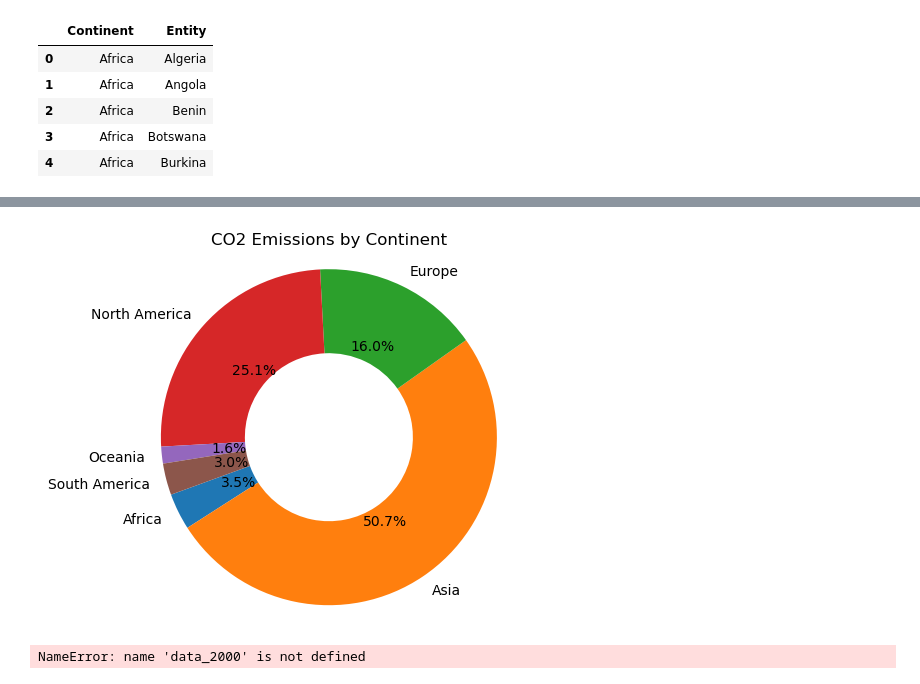
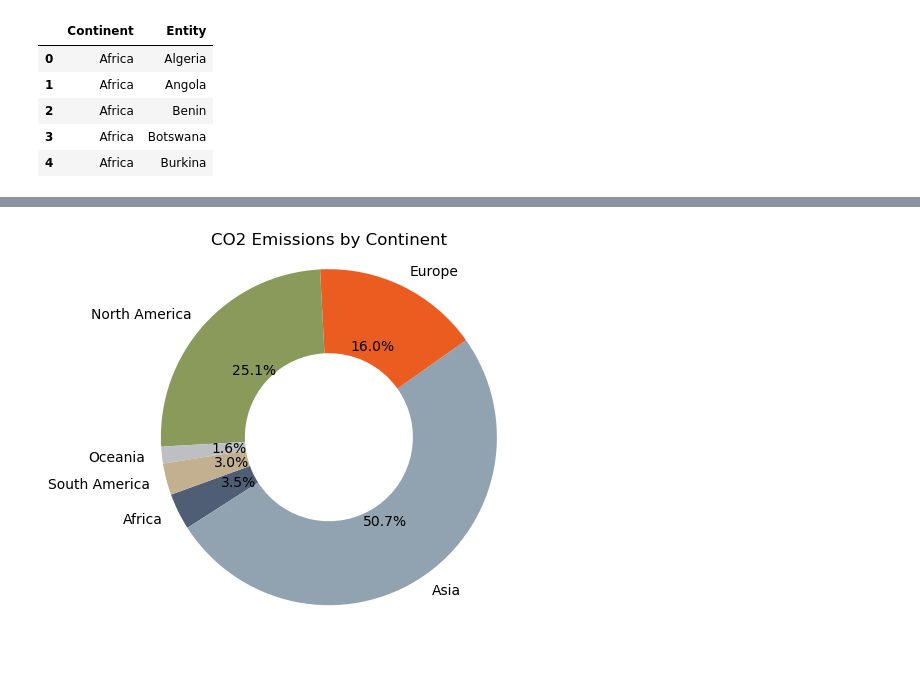
Before and after one commit to jwlosz/project-1-group17, a Jupyter notebook: sustainable master data-CopyLina.ipynb, the cells around one changed output, grey strips where cells are left out. Cells and saved outputs as stored; diff of their text form; code cells hidden in the pictures.

```diff
--- a/sustainable master data-CopyLina.ipynb
+++ b/sustainable master data-CopyLina.ipynb
@@ -384,32 +430,26 @@ memory usage: 598.8+ KB
 # %%
 # Grouping the data by 'Continent' and summing the CO2 emissions values
 grouped_data = continent_energy_data.groupby("Continent")["Value_co2_emissions_kt_by_country"].sum()
 
 # Plotting the data in a doughnut chart
+# fig, ax = plt.subplots()
+# ax.pie(grouped_data, labels=grouped_data.index, autopct='%1.1f%%', startangle=200, wedgeprops=dict(width=0.5))
+# ax.axis("equal")  # Equal aspect ratio ensures that pie is drawn as a circle.
+# plt.title("CO2 Emissions by Continent")
+# plt.show()
+
+# Define colors for each continent
+colors = ['#4F5D75','#91A3B0','#EA5C1F', '#8A9A5B','#BEBFC5', '#C3B091']
+
+
+# Plotting the data in a doughnut chart with custom colors
 fig, ax = plt.subplots()
-ax.pie(grouped_data, labels=grouped_data.index, autopct='%1.1f%%', startangle=200, wedgeprops=dict(width=0.5))
+ax.pie(grouped_data, labels=grouped_data.index, autopct='%1.1f%%', startangle=200, wedgeprops=dict(width=0.5), colors=colors)
 ax.axis("equal")  # Equal aspect ratio ensures that pie is drawn as a circle.
+for autotext in autotexts:
+    autotext.set_color('black')  # Set the text color to white
+    autotext.set_fontsize(10)  # Set the font size to 14
 plt.title("CO2 Emissions by Continent")
 plt.show()
 # %% [output]
-[figure, old version]
+[figure, new version]
-# %%
-# Grouping the filtered data by 'Continent' and summing the CO2 emissions values for each year
-grouped_data_2000 = data_2000.groupby('Continent')['Value_co2_emissions_kt_by_country'].sum()
-grouped_data_2019 = data_2019.groupby('Continent')['Value_co2_emissions_kt_by_country'].sum()
-
-# Plotting doughnut chart for CO2 emissions distribution by continent for the year 2000
-fig, ax = plt.subplots()
-ax.pie(grouped_data_2000, labels=grouped_data_2000.index, autopct='%1.1f%%', startangle=150, wedgeprops=dict(width=0.5))
-ax.axis('equal')  # Equal aspect ratio ensures that pie is drawn as a circle
-plt.title('CO2 Emissions Distribution by Continent for Year 2000')
-plt.show()
-
-# Plotting doughnut chart for CO2 emissions distribution by continent for the year 2019
-fig, ax = plt.subplots()
-ax.pie(grouped_data_2019, labels=grouped_data_2019.index, autopct='%1.1f%%', startangle=150, wedgeprops=dict(width=0.5))
-ax.axis('equal')  # Equal aspect ratio ensures that pie is drawn as a circle
-plt.title('CO2 Emissions Distribution by Continent for Year 2019')
-plt.show()
-# %% [output]
-NameError: name 'data_2000' is not defined
```
Also changed, not shown: parts of 17 cells of this notebook, 1 other file.
